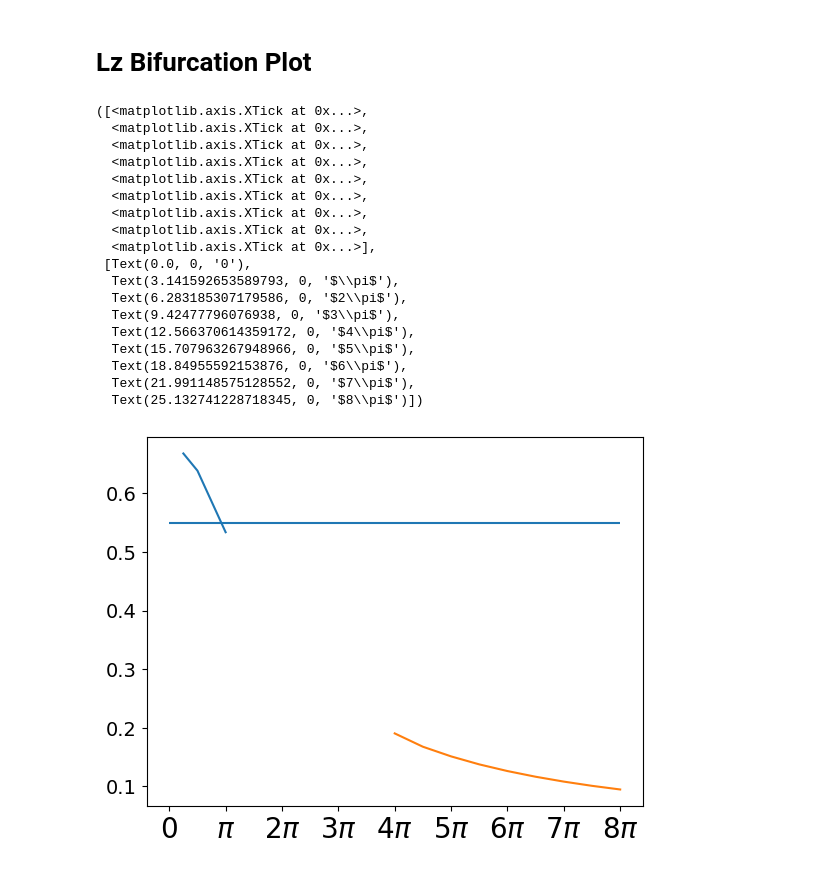
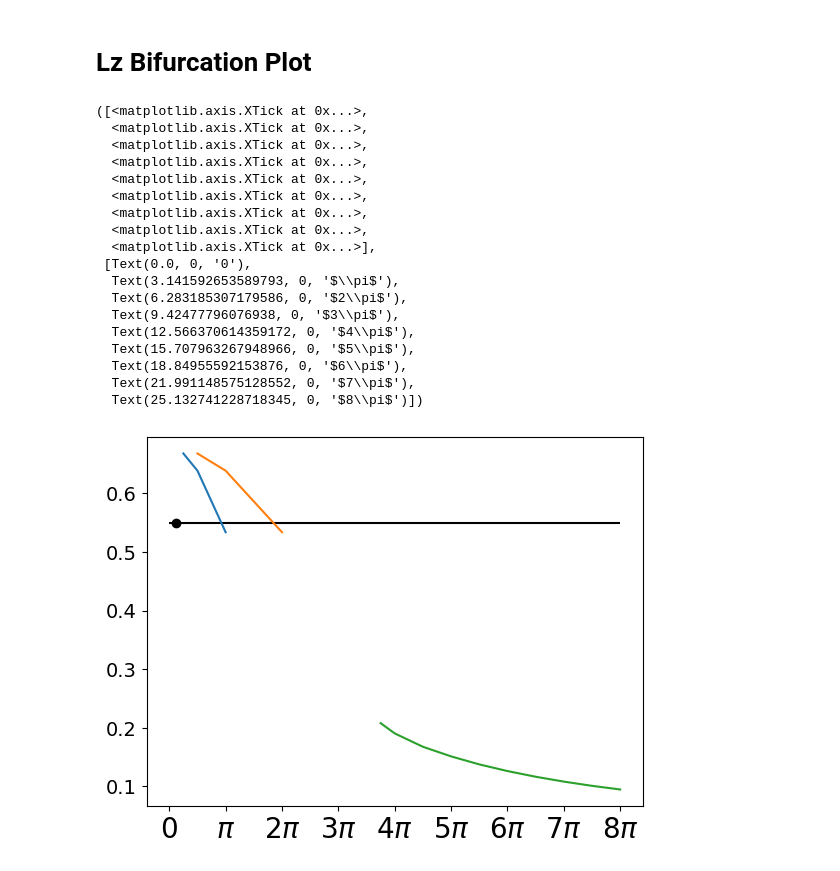
Before and after one commit to theolewy/vKolmogorov3D, a Jupyter notebook: jupyter_notebooks/arrowhead3D.ipynb, the cells around one changed output. Drawn from its saved outputs; the diff is of its cells as text; code cells hidden in the pictures.

```diff
--- a/jupyter_notebooks/arrowhead3D.ipynb
+++ b/jupyter_notebooks/arrowhead3D.ipynb
@@ -504,7 +499,9 @@ NameError: name 'plot_3D_surface' is not defined
 from tools.misc_tools import get_AH_W_list
 
 W_list_2D = get_AH_W_list(eps=1e-3, beta=0.9, Re=0.5, L=np.infty, Lx=3*np.pi, Nx=128, Ny=256, ndim=2, Nz=None, Lz=None, subdir='arrowhead_2D', suffix='recent-')
-W_list_3D = get_AH_W_list(eps=1e-3, beta=0.9, Re=0.5, L=np.infty, Lx=3*np.pi, Nx=64, Ny=64, ndim=3, Nz=128, Lz=8*np.pi, subdir='arrowhead_3D', suffix='recent-localised')
+# W_list_3D = get_AH_W_list(eps=1e-3, beta=0.9, Re=0.5, L=np.infty, Lx=3*np.pi, Nx=64, Ny=64, ndim=3, Nz=128, Lz=8*np.pi, subdir='arrowhead_3D', suffix='recent-localised')
+
+W_list_3D = [17,18,19,20]
 # %%
 from tools.misc_tools import get_metric_from_params
 
@@ -558,11 +559,12 @@ for Lz, Nz in zip(Lz_list_plot, Nz_list):
     solver_params['Nz'] = Nz
     t_all, metric_all = get_metric_from_params(material_params, system_params, solver_params, suffix='recent-periodic', subdir='arrowhead_3D', metric='trace', deviation=True)
     metric_list.append(metric_all[-1])
-plt.hlines(metric_list[0], 0, 8*np.pi)
+plt.hlines(metric_list[0], 0, 8*np.pi, color='k')
+plt.scatter(x=[np.pi/8], y=[metric_list[0]], color='k')
 
 # m=1 mode
 metric_list = []
-Lz_list_plot = [np.pi/4, np.pi/2, np.pi]
+Lz_list_plot = np.array([np.pi/4, np.pi/2, np.pi])
 Nz_list = [16,16,32]
 for Lz, Nz in zip(Lz_list_plot, Nz_list):
     system_params['Lz'] = Lz
@@ -571,35 +573,40 @@ for Lz, Nz in zip(Lz_list_plot, Nz_list):
     metric_list.append(metric_all[-1])
 plt.plot(Lz_list_plot, metric_list)
 
+# m=2 mode
+plt.plot(Lz_list_plot*2, metric_list)
+
+
 # localised mode
 metric_list = []
-Lz_list_plot = [8*np.pi, 7.5*np.pi, 7*np.pi, 6.5*np.pi, 6*np.pi, 5.5*np.pi, 5*np.pi, 4.5*np.pi, 4*np.pi]
-Nz_list = [128,120,112,104,96,88,80,72,64]
+# Lz_list_plot = [8*np.pi, 7.5*np.pi, 7*np.pi, 6.5*np.pi, 6*np.pi, 5.5*np.pi, 5*np.pi, 4.5*np.pi, 4*np.pi]
+Lz_list_plot = [8*np.pi, 7.5*np.pi, 7*np.pi, 6.5*np.pi, 6*np.pi, 5.5*np.pi, 5*np.pi, 4.5*np.pi, 4*np.pi, 3.75*np.pi]
+Nz_list = [128,120,112,104,96,88,80,72,64,64]
 for Lz, Nz in zip(Lz_list_plot, Nz_list):
     system_params['Lz'] = Lz
     solver_params['Nz'] = Nz
     t_all, metric_all = get_metric_from_params(material_params, system_params, solver_params, suffix='recent-localised', subdir='arrowhead_3D', metric='trace', deviation=True)
     metric_list.append(metric_all[-1])
 plt.plot(Lz_list_plot, metric_list)
 
 plt.xticks([0, np.pi, 2*np.pi, 3*np.pi, 4*np.pi, 5*np.pi, 6*np.pi, 7*np.pi, 8*np.pi], ['0', r'$\pi$', r'$2\pi$', r'$3\pi$', r'$4\pi$', r'$5\pi$', r'$6\pi$',  r'$7\pi$', r'$8\pi$'], fontsize=20)
 # %% [output]
 ([<matplotlib.axis.XTick at 0x...>,
   <matplotlib.axis.XTick at 0x...>,
   <matplotlib.axis.XTick at 0x...>,
   <matplotlib.axis.XTick at 0x...>,
   <matplotlib.axis.XTick at 0x...>,
   <matplotlib.axis.XTick at 0x...>,
   <matplotlib.axis.XTick at 0x...>,
   <matplotlib.axis.XTick at 0x...>,
   <matplotlib.axis.XTick at 0x...>],
  [Text(0.0, 0, '0'),
   Text(3.141592653589793, 0, '$\\pi$'),
   Text(6.283185307179586, 0, '$2\\pi$'),
   Text(9.42477796076938, 0, '$3\\pi$'),
   Text(12.566370614359172, 0, '$4\\pi$'),
   Text(15.707963267948966, 0, '$5\\pi$'),
   Text(18.84955592153876, 0, '$6\\pi$'),
   Text(21.991148575128552, 0, '$7\\pi$'),
   Text(25.132741228718345, 0, '$8\\pi$')])
-[figure, old version]
+[figure, new version]
```
Also changed, not shown: parts of 7 cells of this notebook, 9 other files.
